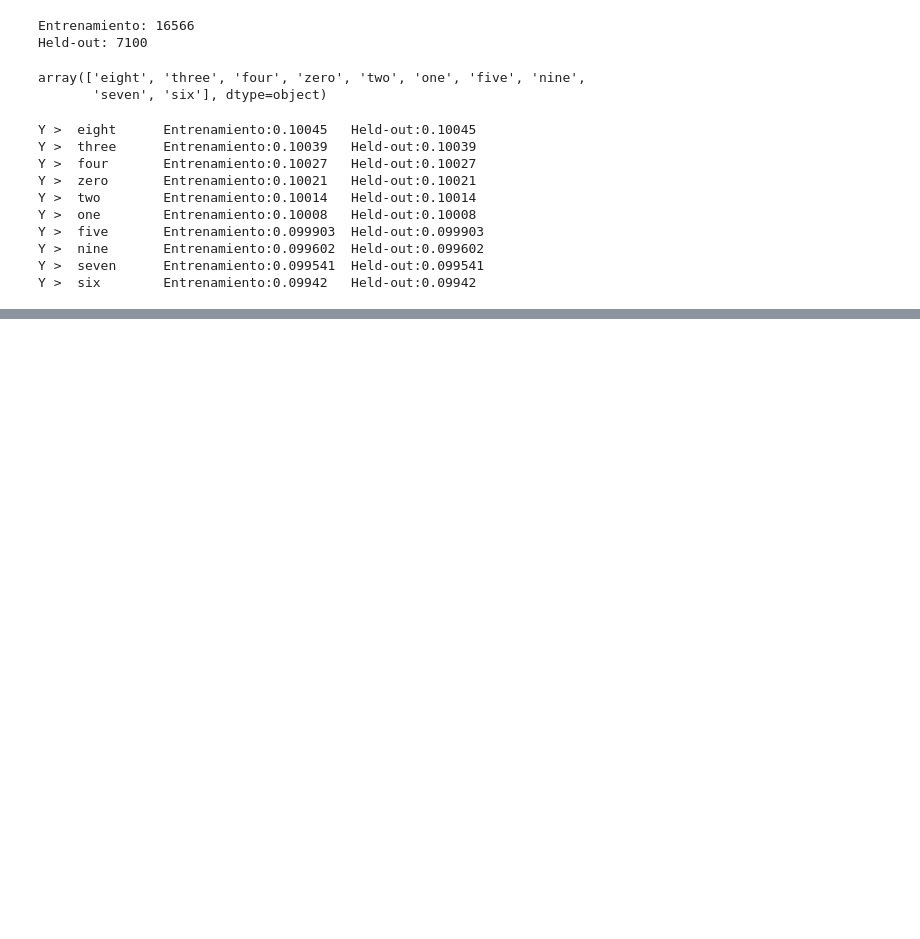
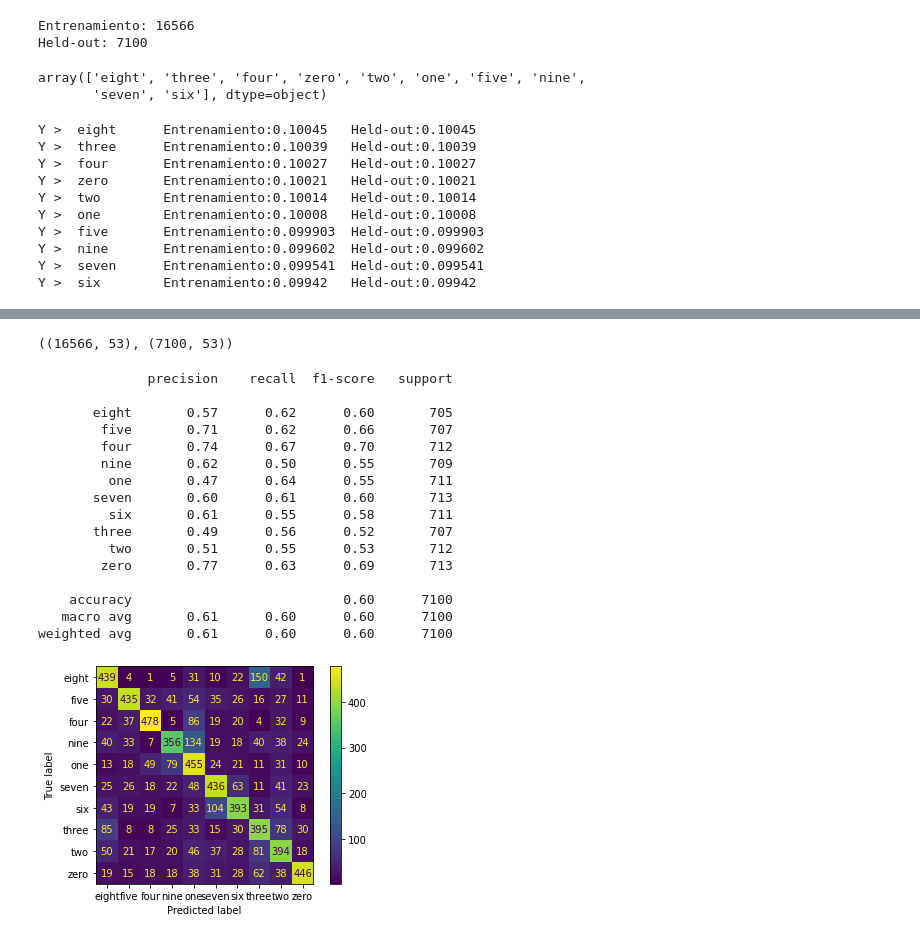
Before and after one commit to francotestori/aauba_02, a Jupyter notebook: Training_held_out_Datasets.ipynb, the cells around one changed output, grey strips where cells are left out. Saved outputs shown, nothing was run; the diff lists cells and outputs as text; code cells hidden in the pictures; blank space fills up the shorter version.

```diff
--- a/Training_held_out_Datasets.ipynb
+++ b/Training_held_out_Datasets.ipynb
@@ -70,0 +106,6 @@ Y >  six        Entrenamiento:0.09942   Held-out:0.09942
+# %%
+# Analisis de componentes principales varianza 95%
+pca = PCA(0.95)
+principalComponents = pca.fit_transform(X)
+principalDf = pd.DataFrame(data = principalComponents)
+finalDf = pd.concat([principalDf, df[['digit']].iloc[0:16566]], axis = 1)
@@ -70,0 +123,32 @@ Y >  six        Entrenamiento:0.09942   Held-out:0.09942
+# %%
+# Proyectando x sobre el espacio de dimension reducida
+train_x = pca.transform(X)
+test_x = pca.transform(X_test)
+train_x.shape,test_x.shape
+# %% [output]
+((16566, 53), (7100, 53))
+# %%
+# Naive Bayes gaussiano para datos reducidos, mejora la performance
+gnb2 = GaussianNB()
+y_pred = gnb2.fit(train_x, y).predict(test_x)
+predictions_pca=gnb2.predict(test_x)
+plot_confusion_matrix(gnb2, test_x, y_test)
+print(classification_report(y_test,predictions_pca))
+# %% [output]
+              precision    recall  f1-score   support
+
+       eight       0.57      0.62      0.60       705
+        five       0.71      0.62      0.66       707
+        four       0.74      0.67      0.70       712
+        nine       0.62      0.50      0.55       709
+         one       0.47      0.64      0.55       711
+       seven       0.60      0.61      0.60       713
+         six       0.61      0.55      0.58       711
+       three       0.49      0.56      0.52       707
+         two       0.51      0.55      0.53       712
+        zero       0.77      0.63      0.69       713
+
+    accuracy                           0.60      7100
+   macro avg       0.61      0.60      0.60      7100
+weighted avg       0.61      0.60      0.60      7100
+[figure, added]
```
Also changed, not shown: parts of 16 cells of this notebook.
